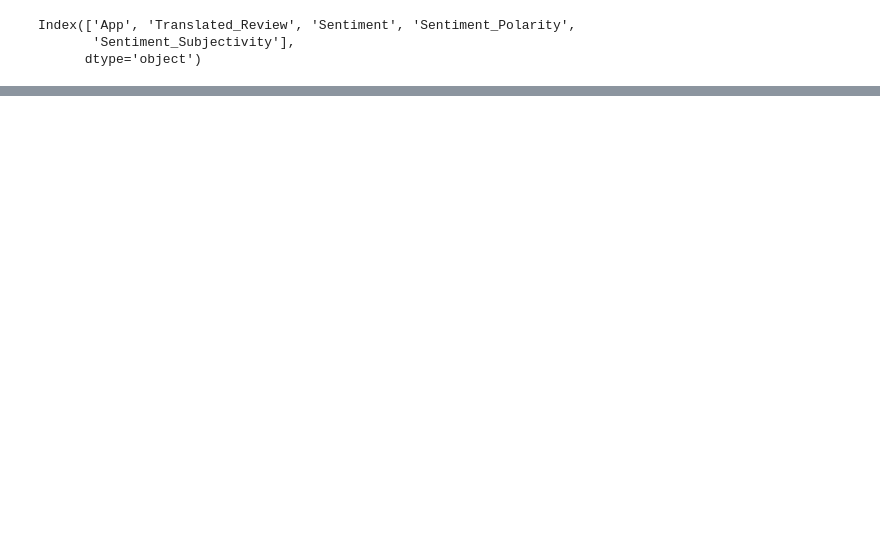
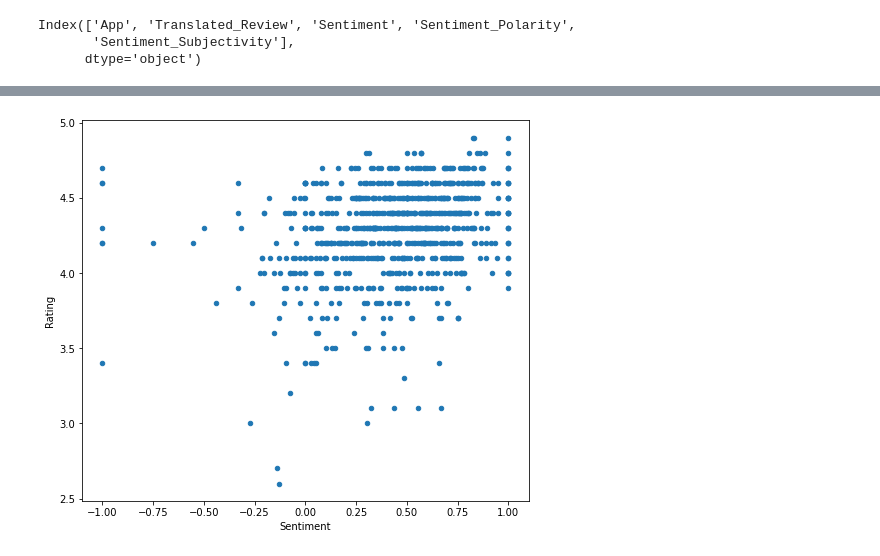
Before and after one commit to raushan9jnv/Raushan_Play_Store_App_Review_Analysis_Capstone_Project, a Jupyter notebook: Raushan_Play_Store_App_Review_Analysis_Capstone_Project.ipynb, the cells around one changed output, grey strips where cells are left out. Drawn from its saved outputs; the diff is of its cells as text; code cells hidden in the pictures; blank space fills up the shorter version.

```diff
--- a/Raushan_Play_Store_App_Review_Analysis_Capstone_Project.ipynb
+++ b/Raushan_Play_Store_App_Review_Analysis_Capstone_Project.ipynb
@@ -35,0 +307,6 @@ Index(['App', 'Translated_Review', 'Sentiment', 'Sentiment_Polarity',
+# %%
+complete_df.plot("Sentiment", "Rating", kind="scatter", figsize=(8, 7))
+
+plt.show()
+# %% [output]
+[figure, added]
```
Also changed, not shown: parts of 49 cells of this notebook.
